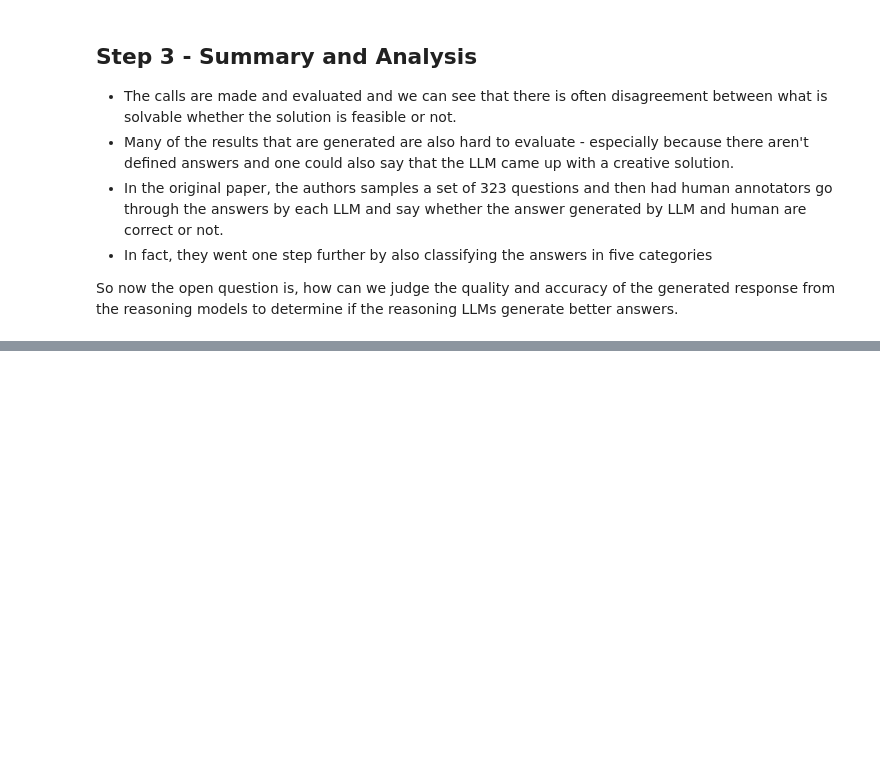
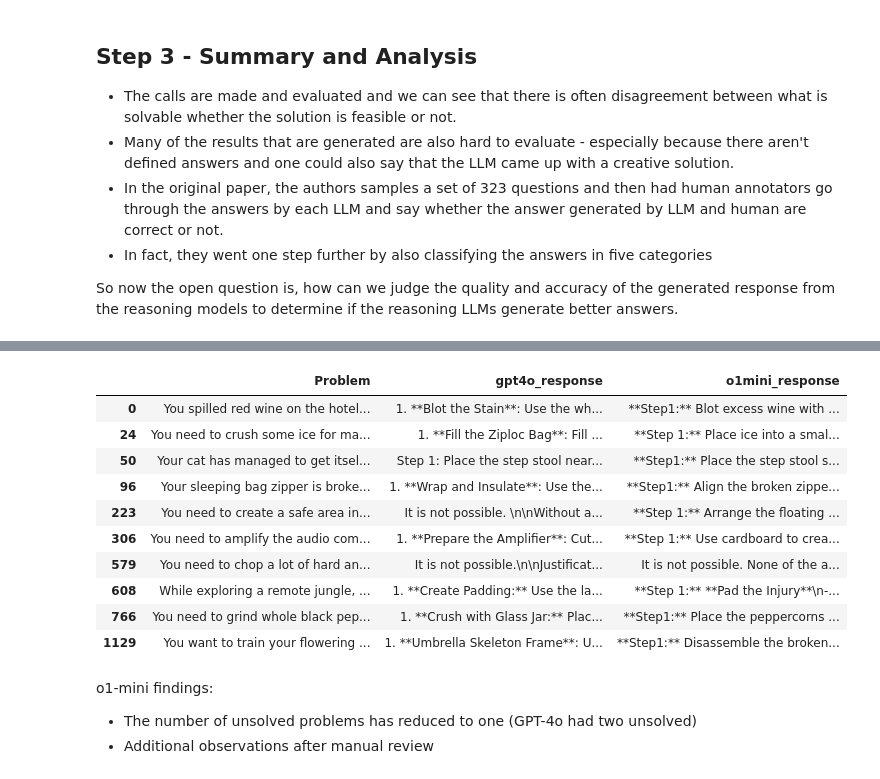
Before and after one commit to sidhusmart/MacGyver, a Jupyter notebook: code/reasoning_model_evaluations/reasoning_model_responses.ipynb, the cells around one changed output, grey strips where cells are left out. Cells and saved outputs as stored; diff of their text form; code cells hidden in the pictures; blank space fills up the shorter version.

```diff
--- a/code/reasoning_model_evaluations/reasoning_model_responses.ipynb
+++ b/code/reasoning_model_evaluations/reasoning_model_responses.ipynb
@@ -225,0 +392,19 @@ Possible approach: since we do not have the capacity to hire human annotators, o
+# %%
+# Display the problems and their responses
+selected_problems_df[['Problem', 'gpt4o_response', 'o1mini_response']]
+# %% [output]
+|  | Problem | gpt4o_response | o1mini_response |
+| 0 | You spilled red wine on the hotel... | 1. **Blot the Stain**: Use the wh... | **Step1:** Blot excess wine with ... |
+| 24 | You need to crush some ice for ma... | 1. **Fill the Ziploc Bag**: Fill ... | **Step 1:** Place ice into a smal... |
+| 50 | Your cat has managed to get itsel... | Step 1: Place the step stool near... | **Step1:** Place the step stool s... |
+| 96 | Your sleeping bag zipper is broke... | 1. **Wrap and Insulate**: Use the... | **Step1:** Align the broken zippe... |
+| 223 | You need to create a safe area in... | It is not possible. \n\nWithout a... | **Step 1:** Arrange the floating ... |
+| 306 | You need to amplify the audio com... | 1. **Prepare the Amplifier**: Cut... | **Step 1:** Use cardboard to crea... |
+| 579 | You need to chop a lot of hard an... | It is not possible.\n\nJustificat... | It is not possible. None of the a... |
+| 608 | While exploring a remote jungle, ... | 1. **Create Padding:** Use the la... | **Step 1:** **Pad the Injury**\n-... |
+| 766 | You need to grind whole black pep... | 1. **Crush with Glass Jar:** Plac... | **Step1:** Place the peppercorns ... |
+| 1129 | You want to train your flowering ... | 1. **Umbrella Skeleton Frame**: U... | **Step1:** Disassemble the broken... |
+# %% [markdown]
+o1-mini findings:
+- The number of unsolved problems has reduced to one (GPT-4o had two unsolved)
+- Additional observations after manual review
```
Also changed, not shown: parts of 15 cells of this notebook, 1 other file.
